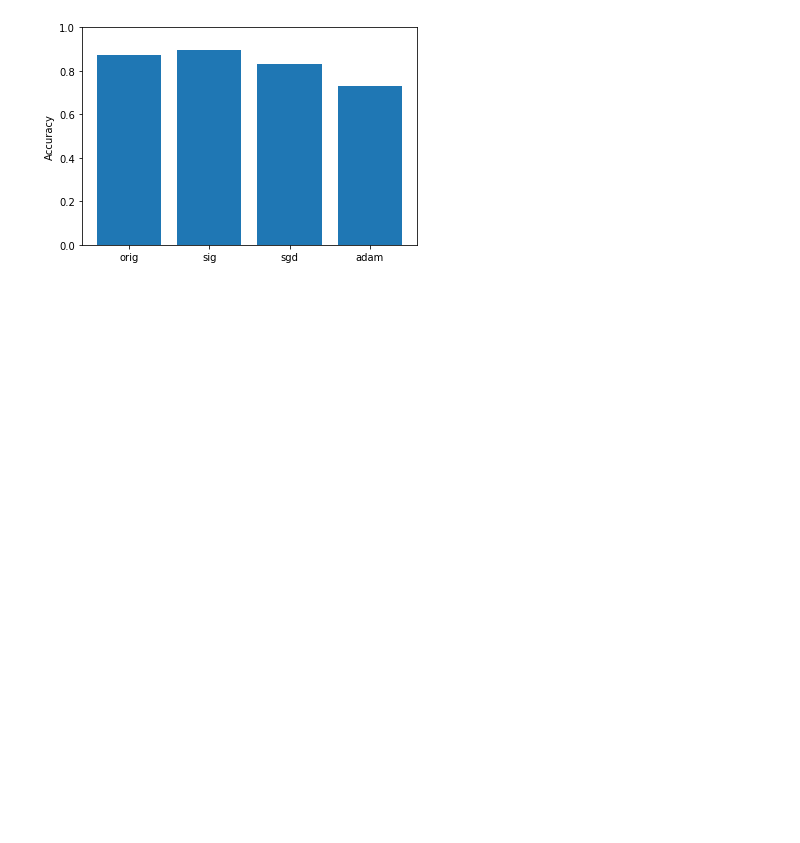
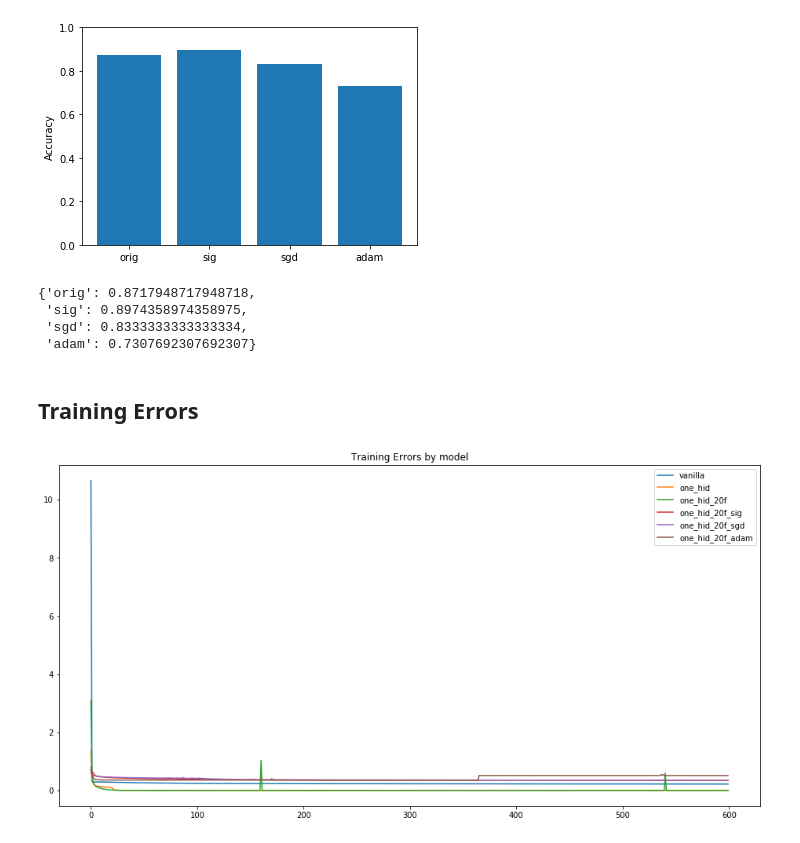
Before and after one commit to KatieBSC/TapDanceDecoder, a Jupyter notebook: notebooks/Analysis_one_hidden_test.ipynb, the cells around one changed output. Saved outputs shown, nothing was run; the diff lists cells and outputs as text; code cells hidden in the pictures; blank space fills up the shorter version.

Commit message:
add training error plot

```diff
--- a/notebooks/Analysis_one_hidden_test.ipynb
+++ b/notebooks/Analysis_one_hidden_test.ipynb
@@ -45,3 +35,24 @@ plt.ylabel('Accuracy')
 plt.ylim(0,1);
 # %% [output]
 [figure]
+# %%
+acc_dict
+# %% [output]
+{'orig': 0.8717948717948718,
+ 'sig': 0.8974358974358975,
+ 'sgd': 0.8333333333333334,
+ 'adam': 0.7307692307692307}
+# %% [markdown]
+## Training Errors
+# %%
+error = pd.read_csv('../src/train/train_errors/vanilla_mfccplus.csv', names=['vanilla'])
+error_2 = pd.read_csv('../src/train/train_errors/one_hidden.csv', names=['one_hid'])
+error_3 = pd.read_csv('../src/train/train_errors/one_hidden_20f.csv', names=['one_hid_20f'])
+error_4 = pd.read_csv('../src/train/train_errors/one_hidden_20f_sig.csv', names=['one_hid_20f_sig'])
+error_5 = pd.read_csv('../src/train/train_errors/one_hidden_20f_sig_sgd.csv', names=['one_hid_20f_sgd'])
+error_6 = pd.read_csv('../src/train/train_errors/one_hidden_20f_sig_adam.csv', names=['one_hid_20f_adam'])
+# %%
+train_errors = pd.concat([error, error_2, error_3, error_4, error_5, error_6], axis =1)
+train_errors.plot(figsize=(16,8), title='Training Errors by model');
+# %% [output]
+[figure, added]
```
Also changed, not shown: parts of 2 cells of this notebook, 2 other files.
